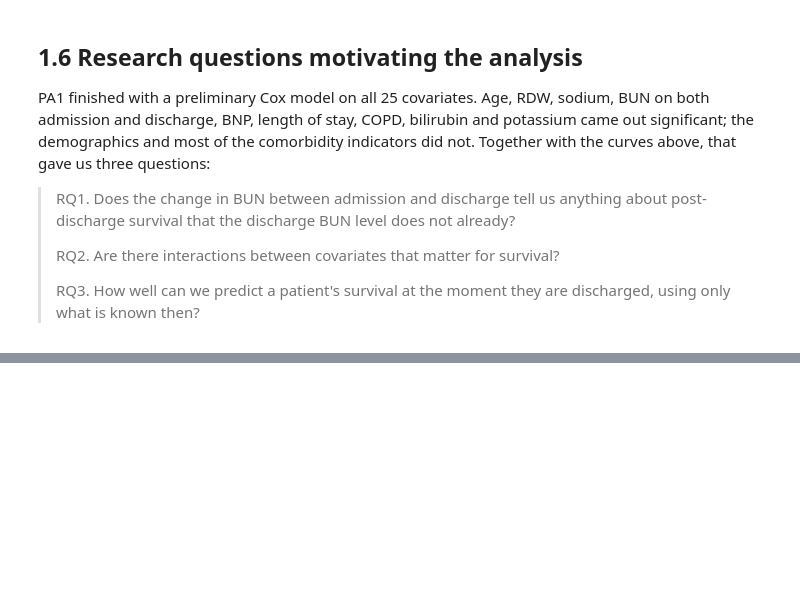
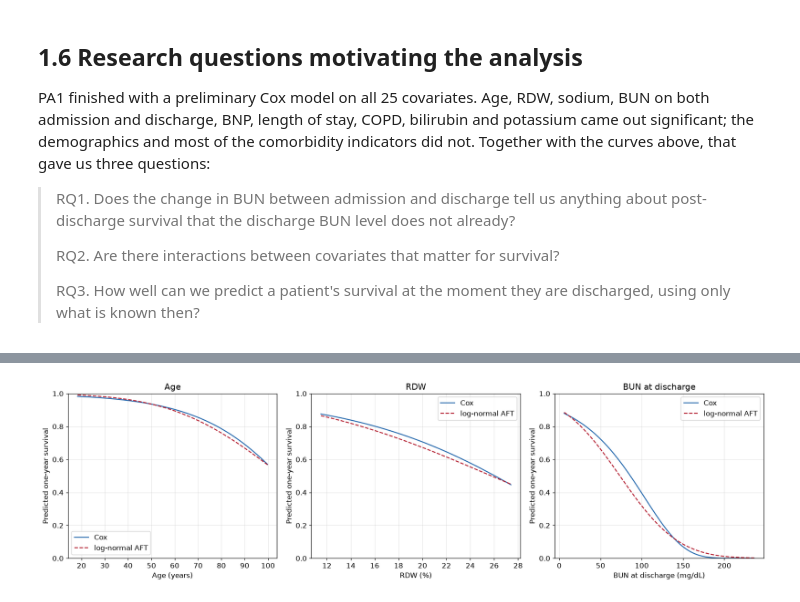
Before and after one commit to Mormorfor/SAML_project, a Jupyter notebook: Final Project/final_proj.ipynb, the cells around one changed output, grey strips where cells are left out. Drawn from its saved outputs; the diff is of its cells as text; code cells hidden in the pictures; blank space fills up the shorter version.

```diff
--- a/Final Project/final_proj.ipynb
+++ b/Final Project/final_proj.ipynb
@@ -402,0 +412,14 @@ PA1 finished with a preliminary Cox model on all 25 covariates. Age, RDW, sodium
+# %%
+from lifelines import CoxPHFitter
+
+PA2_FORMULA = ("gender_0male_1female + age_YEARS + C(cat_comorbidities) + "
+               "length_of_stay_DAYS + BUN_discharge + creatinine_discharge + GFR_discharge + "
+               "BNP + WBC + sodium + RDW + platelets + bilirubin + potassium + delta_BUN")
+
+cox_pa2 = CoxPHFitter().fit(df, duration_col=TIME_COL, event_col=EVENT_COL, formula=PA2_FORMULA)
+print(f"Concordance: {cox_pa2.concordance_index_:.4f}")
+
+pa2_hr = (cox_pa2.summary[["exp(coef)", "exp(coef) lower 95%", "exp(coef) upper 95%", "p"]]
+          .round(4).sort_values("p"))
+pa2_hr.to_csv(os.path.join(TAB_DIR, "table2_pa2_cox.csv"))
+pa2_hr
@@ -402,0 +496,53 @@ PA1 finished with a preliminary Cox model on all 25 covariates. Age, RDW, sodium
+# %%
+from lifelines import LogNormalAFTFitter
+
+# the log-normal AFT model needs strictly positive times
+aft_df = df.copy()
+aft_df.loc[aft_df[TIME_COL] <= 0, TIME_COL] = 0.01
+aft_pa2 = LogNormalAFTFitter().fit(aft_df, duration_col=TIME_COL, event_col=EVENT_COL,
+                                   formula=PA2_FORMULA)
+
+MODEL_VARS = ["gender_0male_1female", "age_YEARS", "cat_comorbidities", "length_of_stay_DAYS",
+              "BUN_discharge", "creatinine_discharge", "GFR_discharge", "BNP", "WBC", "sodium",
+              "RDW", "platelets", "bilirubin", "potassium", "delta_BUN"]
+
+
+def representative_row(data, columns):
+    # median for continuous covariates, most common level for categorical ones
+    row = {}
+    for col in columns:
+        if pd.api.types.is_numeric_dtype(data[col]):
+            row[col] = [data[col].median()]
+        else:
+            row[col] = [data[col].mode().iloc[0]]
+    return pd.DataFrame(row)
+
+
+def one_year_curve(model, covariate, grid, base):
+    rows = pd.concat([base.assign(**{covariate: v}) for v in grid], ignore_index=True)
+    return model.predict_survival_function(rows, times=[HORIZON]).iloc[0].values
+
+
+base_row = representative_row(df, MODEL_VARS)
+
+fig, axes = plt.subplots(1, 3, figsize=(16.0, 4.6))
+for ax, cov, label in zip(axes,
+                          ["age_YEARS", "RDW", "BUN_discharge"],
+                          ["Age (years)", "RDW (%)", "BUN at discharge (mg/dL)"]):
+    grid = np.linspace(df[cov].min(), df[cov].max(), 120)
+    ax.plot(grid, one_year_curve(cox_pa2, cov, grid, base_row), color="#2166ac", label="Cox")
+    ax.plot(grid, one_year_curve(aft_pa2, cov, grid, base_row), color="#b2182b",
+            linestyle="--", label="log-normal AFT")
+    ax.set_xlabel(label)
+    ax.set_ylabel("Predicted one-year survival")
+    ax.set_title(label.split(" (")[0])
+    ax.set_ylim(0, 1)
+    ax.legend()
+
+fig.tight_layout()
+fig.savefig(os.path.join(FIG_DIR, "fig4_cox_vs_aft.png"))
+plt.show()
+
+print(base_row.T.rename(columns={0: "representative value"}).to_string())
+# %% [output]
+[figure, added]
```
Also changed, not shown: parts of 11 cells of this notebook, 1 other file.
